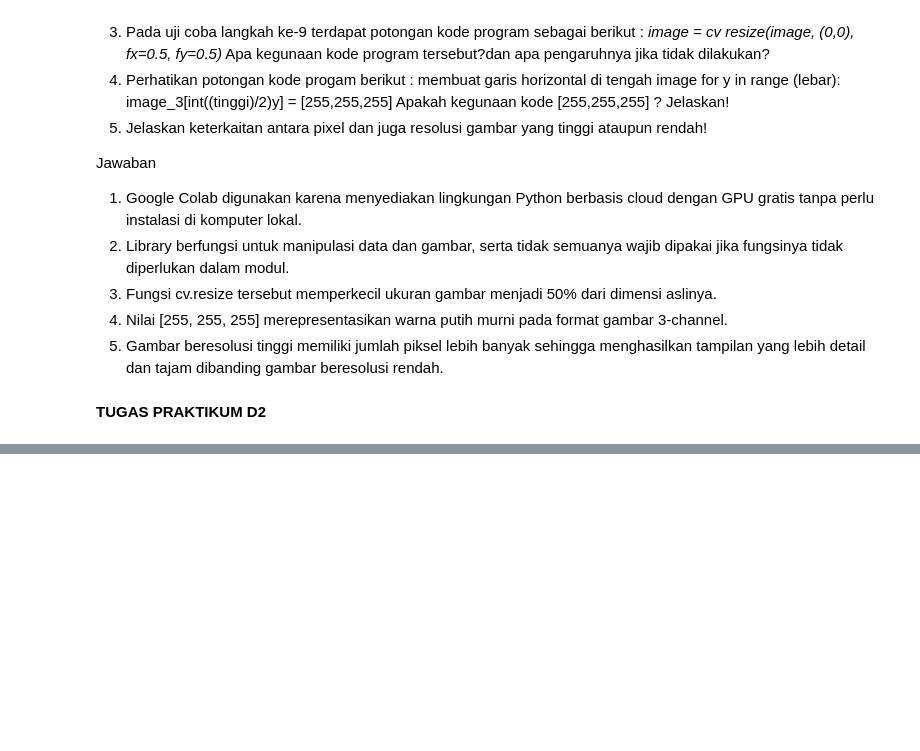
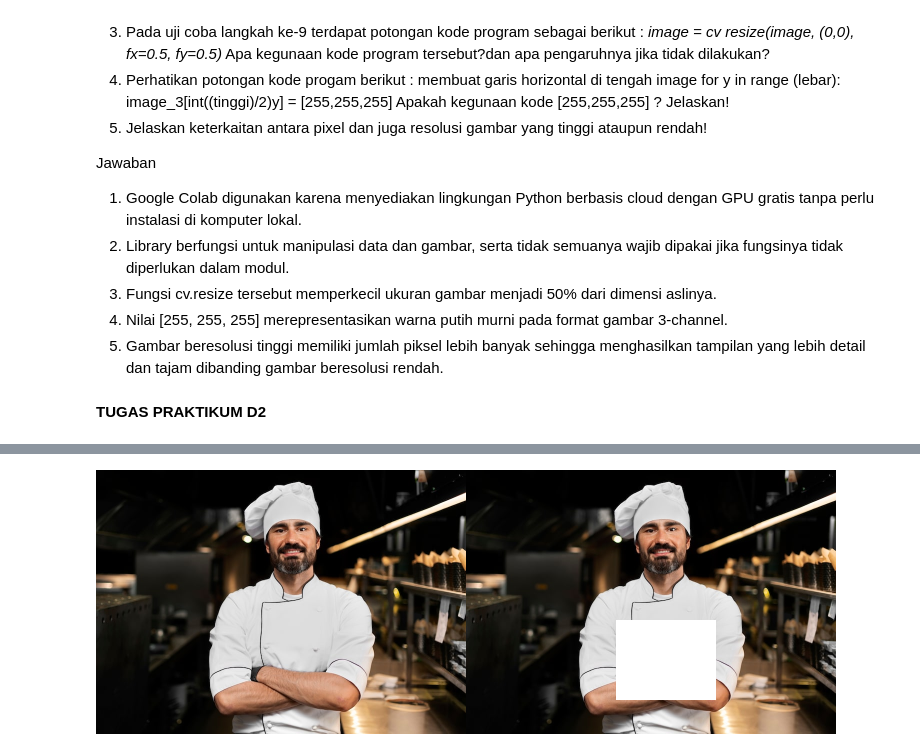
Before and after one commit to andyotani/andyotani-PCVK_Ganjil_26-27, a Jupyter notebook: latihan_pcvk.ipynb, the cells around one changed output, grey strips where cells are left out. Saved outputs shown, nothing was run; the diff lists cells and outputs as text; code cells hidden in the pictures; blank space fills up the shorter version.

```diff
--- a/latihan_pcvk.ipynb
+++ b/latihan_pcvk.ipynb
@@ -94,0 +140,26 @@ Jawaban
+# %%
+# 4. Buat kotak menggunakan kumpulan pixel warna putih di sembarang tempat dalam gambar
+image_2 = cv.cvtColor(image, cv.COLOR_BGR2RGB)
+image_3 = cv.cvtColor(image, cv.COLOR_BGR2RGB)
+
+#membuat kotak dengan kumpulan pixel putih di sembarang tempat dengan ukuran bisa diatur
+# Tentukan posisi sudut kiri atas kotak
+start_x = 150  # Koordinat X awal
+start_y = 150  # Koordinat Y awal
+
+# Tentukan ukuran kotak
+box_width = 100
+box_height = 80
+
+# Pastikan kotak tidak keluar dari batas gambar
+end_x = min(start_x + box_height, tinggi)
+end_y = min(start_y + box_width, lebar)
+
+for x in range(start_x, end_x):
+  for y in range(start_y, end_y):
+    image_3[x, y] = [255,255,255] # pixel menjadi putih
+
+final_frame = cv.hconcat((image_2, image_3))
+cv2_imshow(final_frame)
+# %% [output]
+[figure, added]
```
Also changed, not shown: parts of 5 cells of this notebook.
